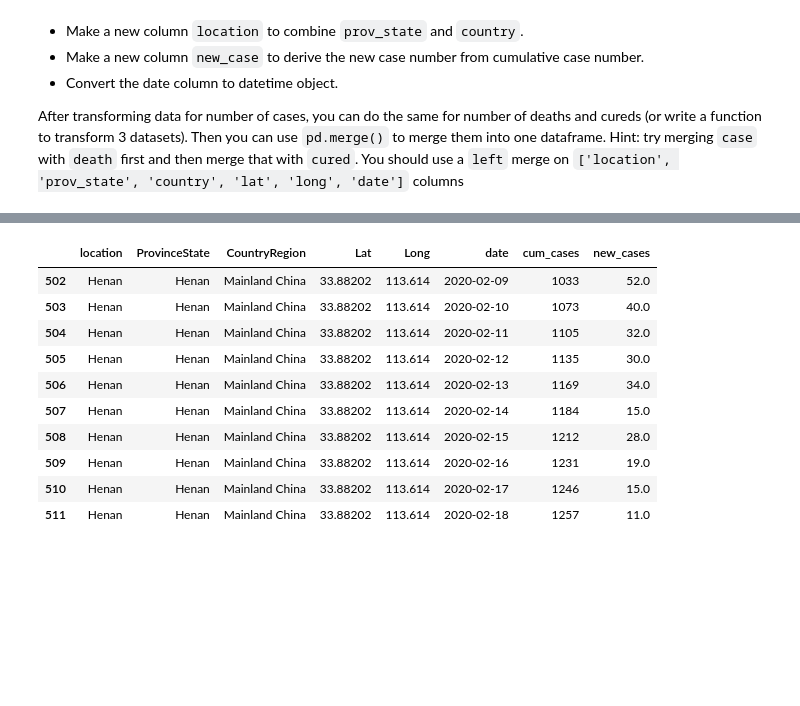
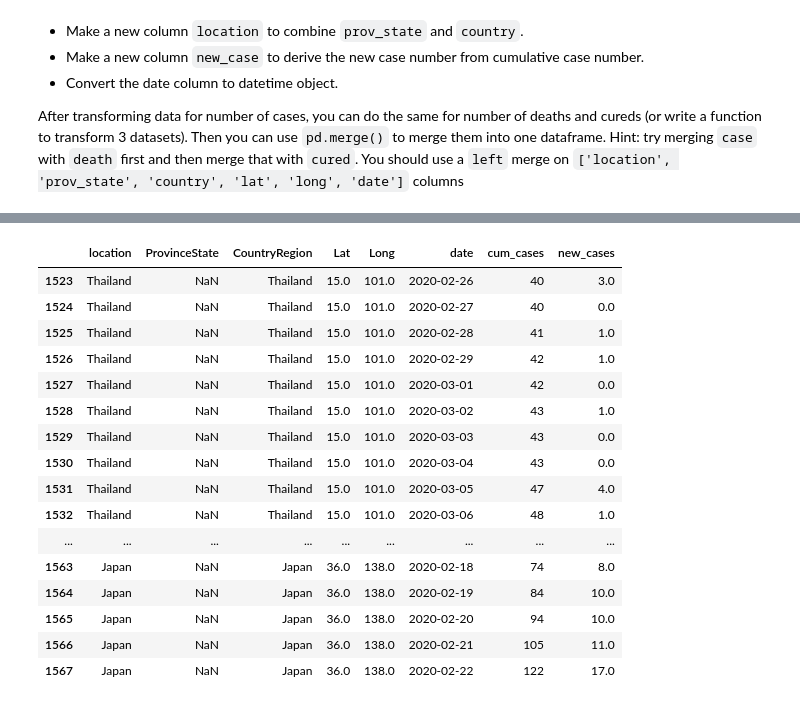
Before and after one commit to mustakarhu/ELY-Python-for-Data-Science, a Jupyter notebook: ncov/ncov.ipynb, the cells around one changed output, grey strips where cells are left out. Cells and saved outputs as stored; diff of their text form; code cells hidden in the pictures; blank space fills up the shorter version.

```diff
--- a/ncov/ncov.ipynb
+++ b/ncov/ncov.ipynb
@@ -60,37 +60,47 @@ After transforming data for number of cases, you can do the same for number of d
 # %%
 # stack to represent a location per row
 stack = case.stack()
 stack = stack.reset_index()
 
 # rename columns
 stack.columns = ['ProvinceState','CountryRegion', 'Lat', 'Long','date','cum_cases']
-stack = stack[stack.cum_cases>0]
+
+# remove rows where cummulative cases are 0
+stack = stack[stack.cum_cases!=0]
 
 # create a location column combining ProviceState or CountryRegion
 stack['location'] = np.where(stack.ProvinceState.notna(), stack.ProvinceState, stack.CountryRegion)
 
 # create a new cases column
-stack['new_cases'] = np.where(stack.cum_cases.diff(periods=1)>=0, stack.cum_cases.diff(periods=1), stack.cum_cases)
+# stack['new_cases'] = np.where(stack.cum_cases.diff(periods=1)>=0, stack.cum_cases.diff(periods=1), stack.cum_cases)
+stack['new_cases'] = stack.groupby('location').cum_cases.diff(1)
+stack.new_cases = stack.new_cases.fillna(stack.cum_cases)
 
 # convert the date column to datetime object
 stack.date = pd.to_datetime(stack.date, format='%m/%d/%y', errors='coerce')
 
 # rearranging the columns and assigning to dataframe variable.
 df = stack[['location', 'ProvinceState', 'CountryRegion', 'Lat', 'Long', 'date', 'cum_cases', 'new_cases']]
 
-df.iloc[500:510]
+df.iloc[1505:1550]
 # %% [output]
 |  | location | ProvinceState | CountryRegion | Lat | Long | date | cum_cases | new_cases |
-| 502 | Henan | Henan | Mainland China | 33.88202 | 113.614 | 2020-02-09 | 1033 | 52.0 |
-| 503 | Henan | Henan | Mainland China | 33.88202 | 113.614 | 2020-02-10 | 1073 | 40.0 |
-| 504 | Henan | Henan | Mainland China | 33.88202 | 113.614 | 2020-02-11 | 1105 | 32.0 |
-| 505 | Henan | Henan | Mainland China | 33.88202 | 113.614 | 2020-02-12 | 1135 | 30.0 |
-| 506 | Henan | Henan | Mainland China | 33.88202 | 113.614 | 2020-02-13 | 1169 | 34.0 |
-| 507 | Henan | Henan | Mainland China | 33.88202 | 113.614 | 2020-02-14 | 1184 | 15.0 |
-| 508 | Henan | Henan | Mainland China | 33.88202 | 113.614 | 2020-02-15 | 1212 | 28.0 |
-| 509 | Henan | Henan | Mainland China | 33.88202 | 113.614 | 2020-02-16 | 1231 | 19.0 |
-| 510 | Henan | Henan | Mainland China | 33.88202 | 113.614 | 2020-02-17 | 1246 | 15.0 |
-| 511 | Henan | Henan | Mainland China | 33.88202 | 113.614 | 2020-02-18 | 1257 | 11.0 |
+| 1523 | Thailand | NaN | Thailand | 15.0 | 101.0 | 2020-02-26 | 40 | 3.0 |
+| 1524 | Thailand | NaN | Thailand | 15.0 | 101.0 | 2020-02-27 | 40 | 0.0 |
+| 1525 | Thailand | NaN | Thailand | 15.0 | 101.0 | 2020-02-28 | 41 | 1.0 |
+| 1526 | Thailand | NaN | Thailand | 15.0 | 101.0 | 2020-02-29 | 42 | 1.0 |
+| 1527 | Thailand | NaN | Thailand | 15.0 | 101.0 | 2020-03-01 | 42 | 0.0 |
+| 1528 | Thailand | NaN | Thailand | 15.0 | 101.0 | 2020-03-02 | 43 | 1.0 |
+| 1529 | Thailand | NaN | Thailand | 15.0 | 101.0 | 2020-03-03 | 43 | 0.0 |
+| 1530 | Thailand | NaN | Thailand | 15.0 | 101.0 | 2020-03-04 | 43 | 0.0 |
+| 1531 | Thailand | NaN | Thailand | 15.0 | 101.0 | 2020-03-05 | 47 | 4.0 |
+| 1532 | Thailand | NaN | Thailand | 15.0 | 101.0 | 2020-03-06 | 48 | 1.0 |
+| ... | ... | ... | ... | ... | ... | ... | ... | ... |
+| 1563 | Japan | NaN | Japan | 36.0 | 138.0 | 2020-02-18 | 74 | 8.0 |
+| 1564 | Japan | NaN | Japan | 36.0 | 138.0 | 2020-02-19 | 84 | 10.0 |
+| 1565 | Japan | NaN | Japan | 36.0 | 138.0 | 2020-02-20 | 94 | 10.0 |
+| 1566 | Japan | NaN | Japan | 36.0 | 138.0 | 2020-02-21 | 105 | 11.0 |
+| 1567 | Japan | NaN | Japan | 36.0 | 138.0 | 2020-02-22 | 122 | 17.0 |
 # %%
 # data for cured and deaths are arranged in the same manner as cases
 cured.head()
```
Also changed, not shown: parts of 12 cells of this notebook.
